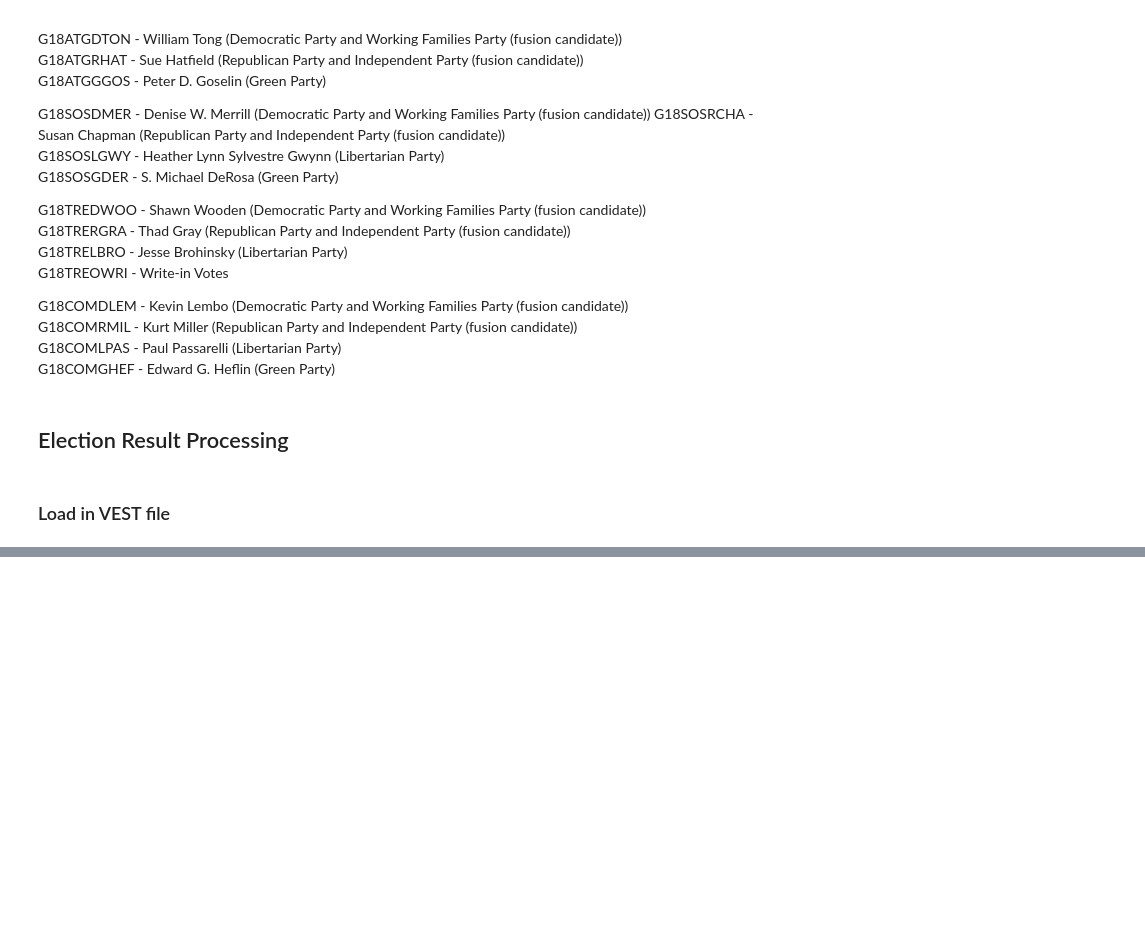
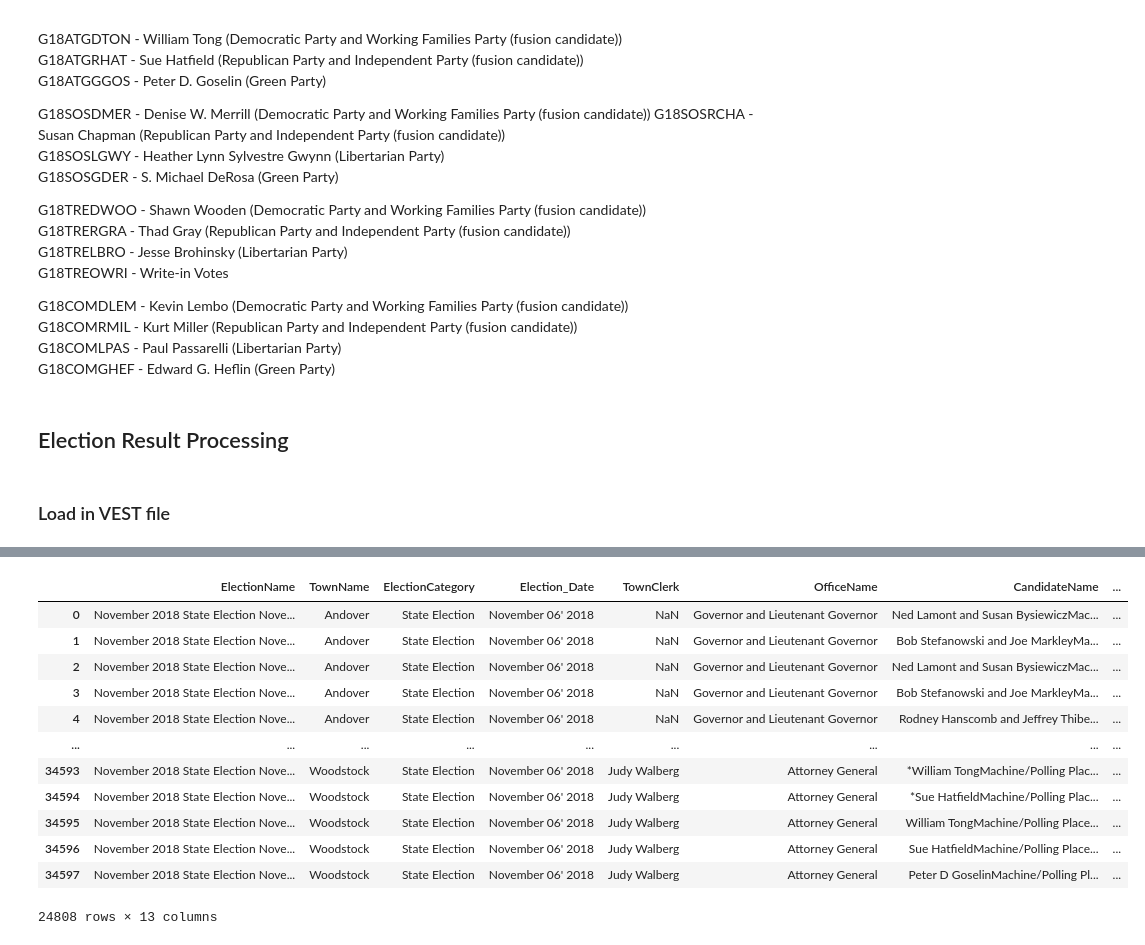
Before and after one commit to nonpartisan-redistricting-datahub/pdv-ct, a Jupyter notebook: vest-ct-18/vest-ct-18-validation.ipynb, the cells around one changed output, grey strips where cells are left out. Cells and saved outputs as stored; diff of their text form; code cells hidden in the pictures; blank space fills up the shorter version.

```diff
--- a/vest-ct-18/vest-ct-18-validation.ipynb
+++ b/vest-ct-18/vest-ct-18-validation.ipynb
@@ -123,0 +134,6 @@ vest_ct_18 = gp.read_file("./raw-from-source/VEST/ct_2018/ct_2018.shp")
+# %%
+office_list = ['Governor and Lieutenant Governor', 'United States Senator','Secretary of the State', 'Treasurer',
+       'Comptroller', 'Attorney General']
+election_results = election_results[election_results["OfficeName"].isin(office_list)]
+# %%
+election_results["cand_detailed"] = election_results["OfficeName"]+"-"+election_results["CandidateName"]
@@ -123,0 +145,35 @@ vest_ct_18 = gp.read_file("./raw-from-source/VEST/ct_2018/ct_2018.shp")
+# %%
+cand_detailed_change_dict = {
+       'Governor and Lieutenant Governor-Ned Lamont and Susan BysiewiczMachine/Polling Place/EDRAbsenteeTotal':"G18GOVDLAM",
+       'Governor and Lieutenant Governor-Bob Stefanowski and Joe MarkleyMachine/Polling Place/EDRAbsenteeTotal':"G18GOVRSTE",
+       'Governor and Lieutenant Governor-Rodney Hanscomb and Jeffrey ThibeaultMachine/Polling Place/EDRAbsenteeTotal':"G18GOVLHAN",
+       'Governor and Lieutenant Governor-Mark Stewart Greenstein and John DemitrusMachine/Polling Place/EDRAbsenteeTotal':"G18GOVOGRE",
+       'Governor and Lieutenant Governor-Oz Griebel and Monte E FrankMachine/Polling Place/EDRAbsenteeTotal':"G18GOVOGRI",
+       'Governor and Lieutenant Governor-Lee Whitnum and Jacey WyattMachine/Polling Place/EDRAbsenteeTotal':"G18GOVOWRI",
+       'United States Senator-Christopher S MurphyMachine/Polling Place/EDRAbsenteeTotal':"G18USSDMUR",
+       'United States Senator-*Matthew CoreyMachine/Polling Place/EDRAbsenteeTotal':"G18USSRCOR",
+       'United States Senator-Richard LionMachine/Polling Place/EDRAbsenteeTotal':"G18USSLLIO",
+       'United States Senator-Jeff RussellMachine/Polling Place/EDRAbsenteeTotal':"G18USSGRUS",
+       'United States Senator-Kristi L TalmadgeMachine/Polling Place/EDRAbsenteeTotal':"G18USSOWRI",
+       'United States Senator-Fred LinckMachine/Polling Place/EDRAbsenteeTotal':"G18USSOWRI",
+       'Secretary of the State-Denise W MerrillMachine/Polling Place/EDRAbsenteeTotal':"G18SOSDMER",
+       'Secretary of the State-Susan ChapmanMachine/Polling Place/EDRAbsenteeTotal':"G18SOSRCHA",
+       'Secretary of the State-Heather Lynn Sylvestre GwynnMachine/Polling Place/EDRAbsenteeTotal':"G18SOSLGWY",
+       'Secretary of the State-S Michael DeRosaMachine/Polling Place/EDRAbsenteeTotal':"G18SOSGDER",
+       'Treasurer-*Shawn WoodenMachine/Polling Place/EDRAbsenteeTotal':"G18TREDWOO",
+       'Treasurer-*Thad GrayMachine/Polling Place/EDRAbsenteeTotal':"G18TRERGRA",
+       'Treasurer-Shawn WoodenMachine/Polling Place/EDRAbsenteeTotal':"G18TREDWOO",
+       'Treasurer-Thad GrayMachine/Polling Place/EDRAbsenteeTotal':"G18TRERGRA",
+       'Treasurer-Jesse BrohinskyMachine/Polling Place/EDRAbsenteeTotal':"G18TRELBRO",
+       'Treasurer-W. Michael DownesMachine/Polling Place/EDRAbsenteeTotal':"G18TREOWRI",
+       'Comptroller-Kevin LemboMachine/Polling Place/EDRAbsenteeTotal':"G18COMDLEM",
+       'Comptroller-*Kurt MillerMachine/Polling Place/EDRAbsenteeTotal':"G18COMRMIL",
+       'Comptroller-Kurt MillerMachine/Polling Place/EDRAbsenteeTotal':"G18COMRMIL",
+       'Comptroller-Paul PassarelliMachine/Polling Place/EDRAbsenteeTotal':"G18COMLPAS",
+       'Comptroller-Edward G HeflinMachine/Polling Place/EDRAbsenteeTotal':"G18COMGHEF",
+       'Attorney General-*William TongMachine/Polling Place/EDRAbsenteeTotal':"G18ATGDTON",
+       'Attorney General-*Sue HatfieldMachine/Polling Place/EDRAbsenteeTotal':"G18ATGRHAT",
+       'Attorney General-William TongMachine/Polling Place/EDRAbsenteeTotal':"G18ATGDTON",
+       'Attorney General-Sue HatfieldMachine/Polling Place/EDRAbsenteeTotal':"G18ATGRHAT",
+       'Attorney General-Peter D GoselinMachine/Polling Place/EDRAbsenteeTotal':"G18ATGGGOS"
+}
@@ -123,0 +212,18 @@ vest_ct_18 = gp.read_file("./raw-from-source/VEST/ct_2018/ct_2018.shp")
+# %%
+election_results["cand_detailed"] = election_results["cand_detailed"].map(cand_detailed_change_dict).fillna(election_results["cand_detailed"])
+# %%
+election_results
+# %% [output]
+|  | ElectionName | TownName | ElectionCategory | Election_Date | TownClerk | OfficeName | CandidateName | ... |
+| 0 | November 2018 State Election Nove... | Andover | State Election | November 06' 2018 | NaN | Governor and Lieutenant Governor | Ned Lamont and Susan BysiewiczMac... | ... |
+| 1 | November 2018 State Election Nove... | Andover | State Election | November 06' 2018 | NaN | Governor and Lieutenant Governor | Bob Stefanowski and Joe MarkleyMa... | ... |
+| 2 | November 2018 State Election Nove... | Andover | State Election | November 06' 2018 | NaN | Governor and Lieutenant Governor | Ned Lamont and Susan BysiewiczMac... | ... |
+| 3 | November 2018 State Election Nove... | Andover | State Election | November 06' 2018 | NaN | Governor and Lieutenant Governor | Bob Stefanowski and Joe MarkleyMa... | ... |
+| 4 | November 2018 State Election Nove... | Andover | State Election | November 06' 2018 | NaN | Governor and Lieutenant Governor | Rodney Hanscomb and Jeffrey Thibe... | ... |
+| ... | ... | ... | ... | ... | ... | ... | ... | ... |
+| 34593 | November 2018 State Election Nove... | Woodstock | State Election | November 06' 2018 | Judy Walberg | Attorney General | *William TongMachine/Polling Plac... | ... |
+| 34594 | November 2018 State Election Nove... | Woodstock | State Election | November 06' 2018 | Judy Walberg | Attorney General | *Sue HatfieldMachine/Polling Plac... | ... |
+| 34595 | November 2018 State Election Nove... | Woodstock | State Election | November 06' 2018 | Judy Walberg | Attorney General | William TongMachine/Polling Place... | ... |
+| 34596 | November 2018 State Election Nove... | Woodstock | State Election | November 06' 2018 | Judy Walberg | Attorney General | Sue HatfieldMachine/Polling Place... | ... |
+| 34597 | November 2018 State Election Nove... | Woodstock | State Election | November 06' 2018 | Judy Walberg | Attorney General | Peter D GoselinMachine/Polling Pl... | ... |
+24808 rows × 13 columns
```
Also changed, not shown: parts of 40 cells of this notebook, 1 other file.
